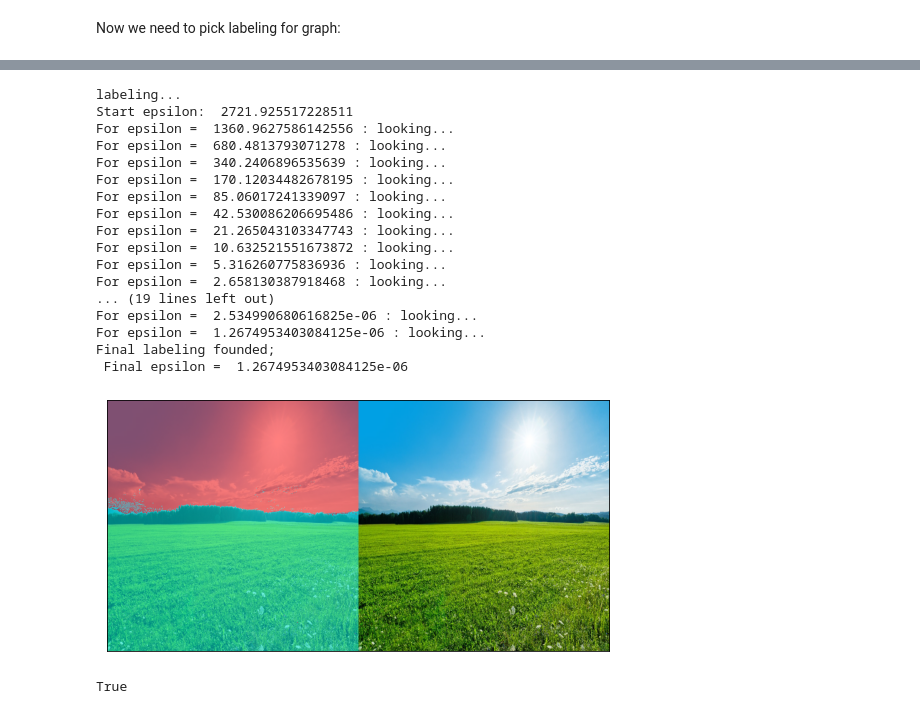
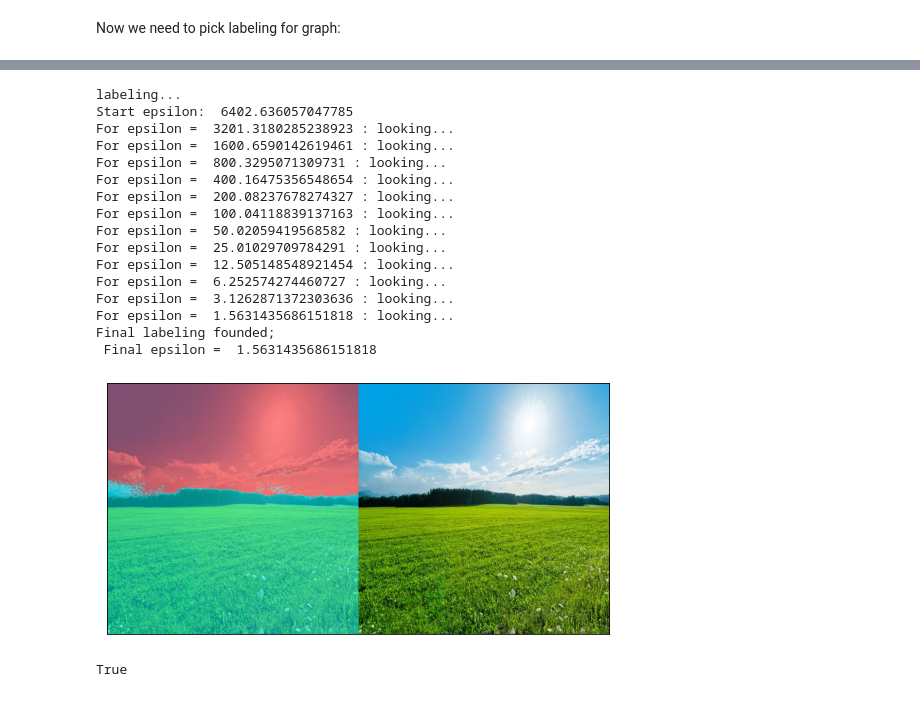
Before and after one commit to kus-machine/c5-pattern-recognition, a Jupyter notebook: lab2_pattern/lab2_j.ipynb, the cells around one changed output, grey strips where cells are left out. Cells and saved outputs as stored; diff of their text form; code cells hidden in the pictures.

```diff
--- a/lab2_pattern/lab2_j.ipynb
+++ b/lab2_pattern/lab2_j.ipynb
@@ -123,44 +123,43 @@ True
 # %%
 filename = "field2.jpg"
 img1 = imread(filename)
 scale = [512, 512]
 img1_res = resize(img1, scale).astype(np.longdouble)
-n_iterations = 20
+n_iterations = 100
 eps = 0.2
 epsilon_lower_border=10**(-20)
 mean0, mean1, cov0, cov1 = lab2.take_params(img1_res, h=.2, w=.4, offset=0.05)
 PROBS = lab2.get_probs(img1_res, mean0, mean1, cov0, cov1)
 graph = lab2.fill_graph_edges(PROBS)
 new_graph = lab2.diffusion_alg(n_iterations, graph)
 graph_for_label = copy.deepcopy(new_graph)
 labeling_graph, final_labels = lab2.labeling(graph_for_label, epsilon_lower_border=epsilon_lower_border)
 result = np.zeros_like(img1_res)
 result[..., 0] = final_labels * 255
 result[..., 1] = final_labels * 255
 result[result[..., 0] == 0] = [0, 0, 255]
 result[result[..., 1] == 0] = [0, 0, 255]
 result2 = hconcat([(img1_res/2 + result /2).astype(np.uint8), img1_res.astype(np.uint8)])
 lab2.show_image(result2)
 imwrite('result_' + filename[:-4] + '.png', result2)
 # %% [output]
 labeling...
-Start epsilon:  2721.925517228511
-For epsilon =  1360.9627586142556 : looking...
-For epsilon =  680.4813793071278 : looking...
-For epsilon =  340.2406896535639 : looking...
-For epsilon =  170.12034482678195 : looking...
-For epsilon =  85.06017241339097 : looking...
-For epsilon =  42.530086206695486 : looking...
-For epsilon =  21.265043103347743 : looking...
-For epsilon =  10.632521551673872 : looking...
-For epsilon =  5.316260775836936 : looking...
-For epsilon =  2.658130387918468 : looking...
-... (19 lines left out)
-For epsilon =  2.534990680616825e-06 : looking...
-For epsilon =  1.2674953403084125e-06 : looking...
+Start epsilon:  6402.636057047785
+For epsilon =  3201.3180285238923 : looking...
+For epsilon =  1600.6590142619461 : looking...
+For epsilon =  800.3295071309731 : looking...
+For epsilon =  400.16475356548654 : looking...
+For epsilon =  200.08237678274327 : looking...
+For epsilon =  100.04118839137163 : looking...
+For epsilon =  50.02059419568582 : looking...
+For epsilon =  25.01029709784291 : looking...
+For epsilon =  12.505148548921454 : looking...
+For epsilon =  6.252574274460727 : looking...
+For epsilon =  3.1262871372303636 : looking...
+For epsilon =  1.5631435686151818 : looking...
 Final labeling founded;
- Final epsilon =  1.2674953403084125e-06
+ Final epsilon =  1.5631435686151818
-[figure, old version]
+[figure, new version]
 True
 # %%
 filename = "field3.jpg"
```
Also changed, not shown: parts of 10 cells of this notebook, 1 other file.
